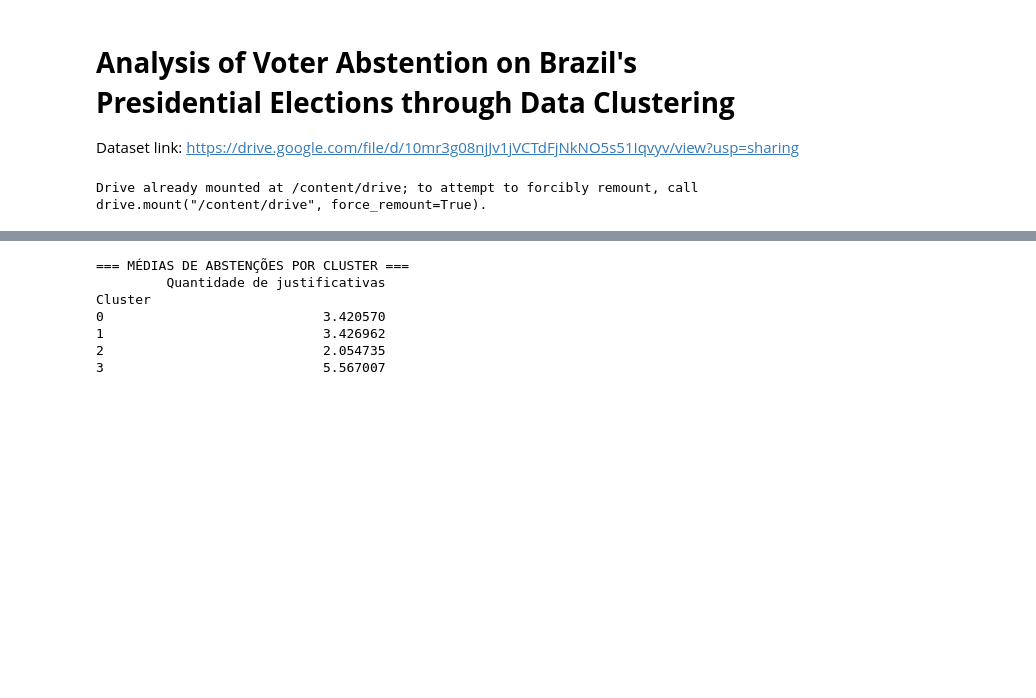
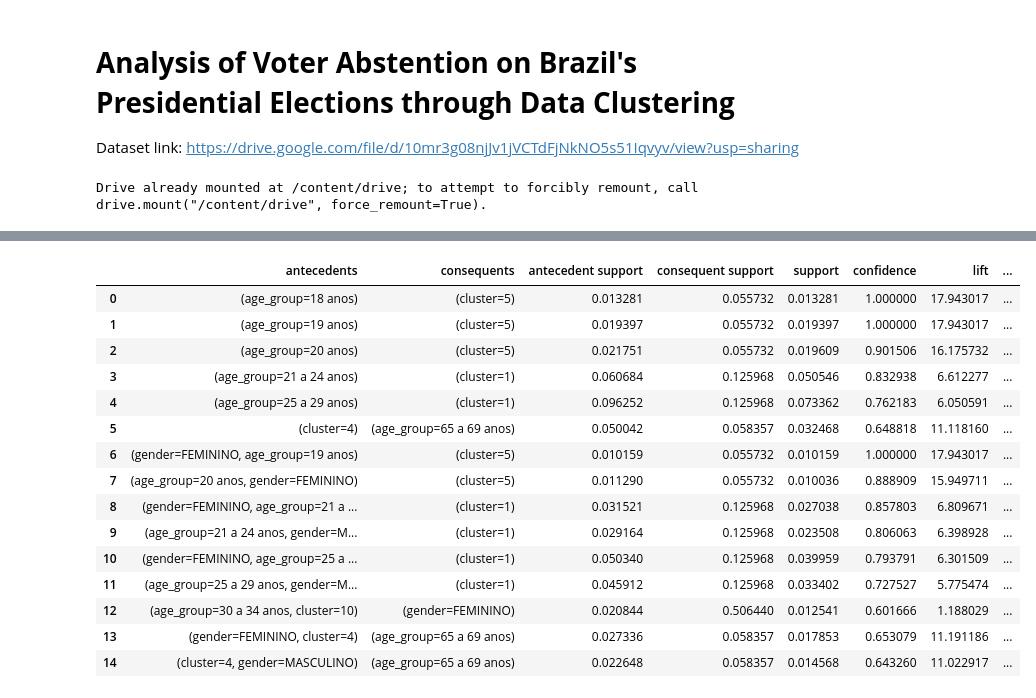
Before and after one commit to heitornolla/Analysis-of-Voter-Abstention-through-Clustering, a Jupyter notebook: jupyter-notebook/notebook.ipynb, the cells around one changed output, grey strips where cells are left out. Drawn from its saved outputs; the diff is of its cells as text; code cells hidden in the pictures; blank space fills up the shorter version.

```diff
--- a/jupyter-notebook/notebook.ipynb
+++ b/jupyter-notebook/notebook.ipynb
@@ -103,0 +156,2 @@ preprocessor = ColumnTransformer(transformers=[
+# %%
+k_chosen = 12
@@ -104,6 +165,10 @@ preprocessor = ColumnTransformer(transformers=[
 # %%
 # Applies K-Means
+
 pipeline = Pipeline(steps=[
     ('preprocessing', preprocessor),
-    ('clustering', KMeans(n_clusters=4, random_state=42))
+    ('clustering', KMeans(n_clusters=k_chosen, random_state=42))
 ])
+
+pipeline.fit(df)
+clusters = pipeline.named_steps['clustering'].labels_
@@ -134,13 +177,47 @@ pd.options.display.max_columns = 0
 
 df['Cluster'] = clusters
 
-print("=== MÉDIAS DE ABSTENÇÕES POR CLUSTER ===")
-print(df.groupby('Cluster')[['Quantidade de justificativas']].mean())
+from mlxtend.preprocessing import TransactionEncoder
+
+# Convert rows into list of strings like 'gender=Male', 'age=60-69'
+transactions = []
+for _, row in df.iterrows():
+    row_items = []
+    row_items.append(f"gender={row['Gênero']}")
+    row_items.append(f"age_group={row['Faixa etária']}")
+    row_items.append(f"schooling={row['Grau de instrução']}")
+    row_items.append(f"cluster={row['Cluster']}")
+    # Addying more rows is great and could lead to better analysis, but running
+    # on Colab would lead to GPU overflow
+    transactions.append(row_items)
+
+te = TransactionEncoder()
+te_ary = te.fit(transactions).transform(transactions)
+df_encoded = pd.DataFrame(te_ary, columns=te.columns_)
-# %% [output]
-=== MÉDIAS DE ABSTENÇÕES POR CLUSTER ===
-         Quantidade de justificativas
-Cluster
-0                            3.420570
-1                            3.426962
-2                            2.054735
-3                            5.567007
+# %%
+from mlxtend.frequent_patterns import apriori, association_rules
+
+# Find frequent itemsets
+frequent_itemsets = apriori(df_encoded, min_support=0.01, use_colnames=True)
+
+# Extract rules
+rules = association_rules(frequent_itemsets, metric='confidence', min_threshold=0.6)
+# %%
+rules
+# %% [output]
+|  | antecedents | consequents | antecedent support | consequent support | support | confidence | lift | ... |
+| 0 | (age_group=18 anos) | (cluster=5) | 0.013281 | 0.055732 | 0.013281 | 1.000000 | 17.943017 | ... |
+| 1 | (age_group=19 anos) | (cluster=5) | 0.019397 | 0.055732 | 0.019397 | 1.000000 | 17.943017 | ... |
+| 2 | (age_group=20 anos) | (cluster=5) | 0.021751 | 0.055732 | 0.019609 | 0.901506 | 16.175732 | ... |
+| 3 | (age_group=21 a 24 anos) | (cluster=1) | 0.060684 | 0.125968 | 0.050546 | 0.832938 | 6.612277 | ... |
+| 4 | (age_group=25 a 29 anos) | (cluster=1) | 0.096252 | 0.125968 | 0.073362 | 0.762183 | 6.050591 | ... |
+| 5 | (cluster=4) | (age_group=65 a 69 anos) | 0.050042 | 0.058357 | 0.032468 | 0.648818 | 11.118160 | ... |
+| 6 | (gender=FEMININO, age_group=19 anos) | (cluster=5) | 0.010159 | 0.055732 | 0.010159 | 1.000000 | 17.943017 | ... |
+| 7 | (age_group=20 anos, gender=FEMININO) | (cluster=5) | 0.011290 | 0.055732 | 0.010036 | 0.888909 | 15.949711 | ... |
+| 8 | (gender=FEMININO, age_group=21 a ... | (cluster=1) | 0.031521 | 0.125968 | 0.027038 | 0.857803 | 6.809671 | ... |
+| 9 | (age_group=21 a 24 anos, gender=M... | (cluster=1) | 0.029164 | 0.125968 | 0.023508 | 0.806063 | 6.398928 | ... |
+| 10 | (gender=FEMININO, age_group=25 a ... | (cluster=1) | 0.050340 | 0.125968 | 0.039959 | 0.793791 | 6.301509 | ... |
+| 11 | (age_group=25 a 29 anos, gender=M... | (cluster=1) | 0.045912 | 0.125968 | 0.033402 | 0.727527 | 5.775474 | ... |
+| 12 | (age_group=30 a 34 anos, cluster=10) | (gender=FEMININO) | 0.020844 | 0.506440 | 0.012541 | 0.601666 | 1.188029 | ... |
+| 13 | (gender=FEMININO, cluster=4) | (age_group=65 a 69 anos) | 0.027336 | 0.058357 | 0.017853 | 0.653079 | 11.191186 | ... |
+| 14 | (cluster=4, gender=MASCULINO) | (age_group=65 a 69 anos) | 0.022648 | 0.058357 | 0.014568 | 0.643260 | 11.022917 | ... |
```
Also changed, not shown: parts of 18 cells of this notebook.
